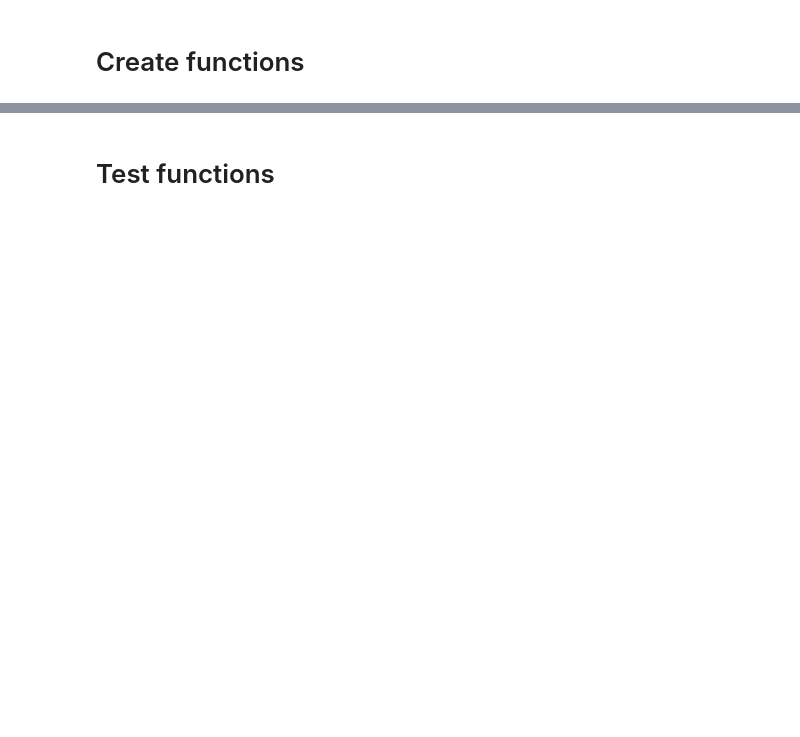
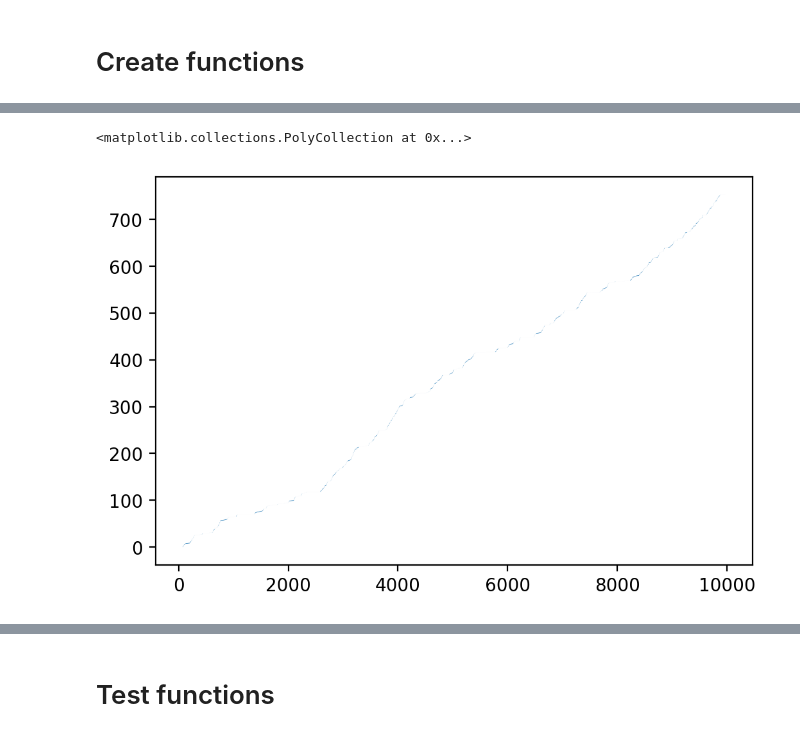
Before and after one commit to EstevaoUyra/criticality-on-neural-network, a Jupyter notebook: network.ipynb, the cells around one changed output, grey strips where cells are left out. Drawn from its saved outputs; the diff is of its cells as text; code cells hidden in the pictures; blank space fills up the shorter version.

```diff
--- a/network.ipynb
+++ b/network.ipynb
@@ -72,0 +137,11 @@ def run_simulation(v, W, dt, tmax):
+# %%
+total_spikes = pd.Series(net.get_history('s').sum(axis=0))
+avalanche = total_spikes > 1
+# %%
+event = (avalanche.astype(int).diff().fillna(0)!=0)
+event_indexes = event.to_numpy().nonzero()[0]
+
+if len(event_indexes) % 2 == 0:
+    avalanche_periods = event_indexes.reshape(-1,2)
+else:
+    avalanche_periods = event_indexes[:-1].reshape(-1,2)
@@ -72,0 +158,5 @@ def run_simulation(v, W, dt, tmax):
+# %%
+plt.fill_betweenx(np.arange(len(avalanche_periods)), avalanche_periods[:,0], avalanche_periods[:,1])
+# %% [output]
+<matplotlib.collections.PolyCollection at 0x...>
+[figure, added]
```
Also changed, not shown: parts of 25 cells of this notebook.
